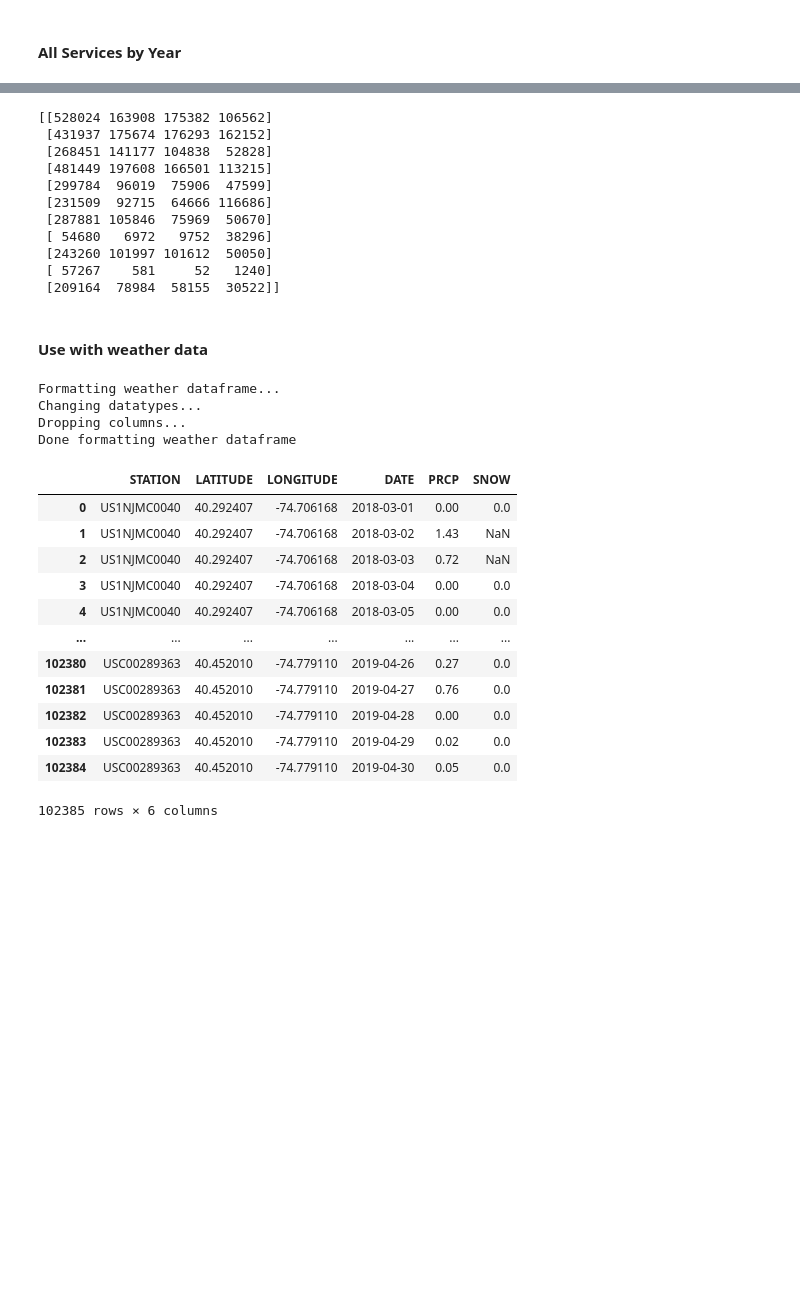
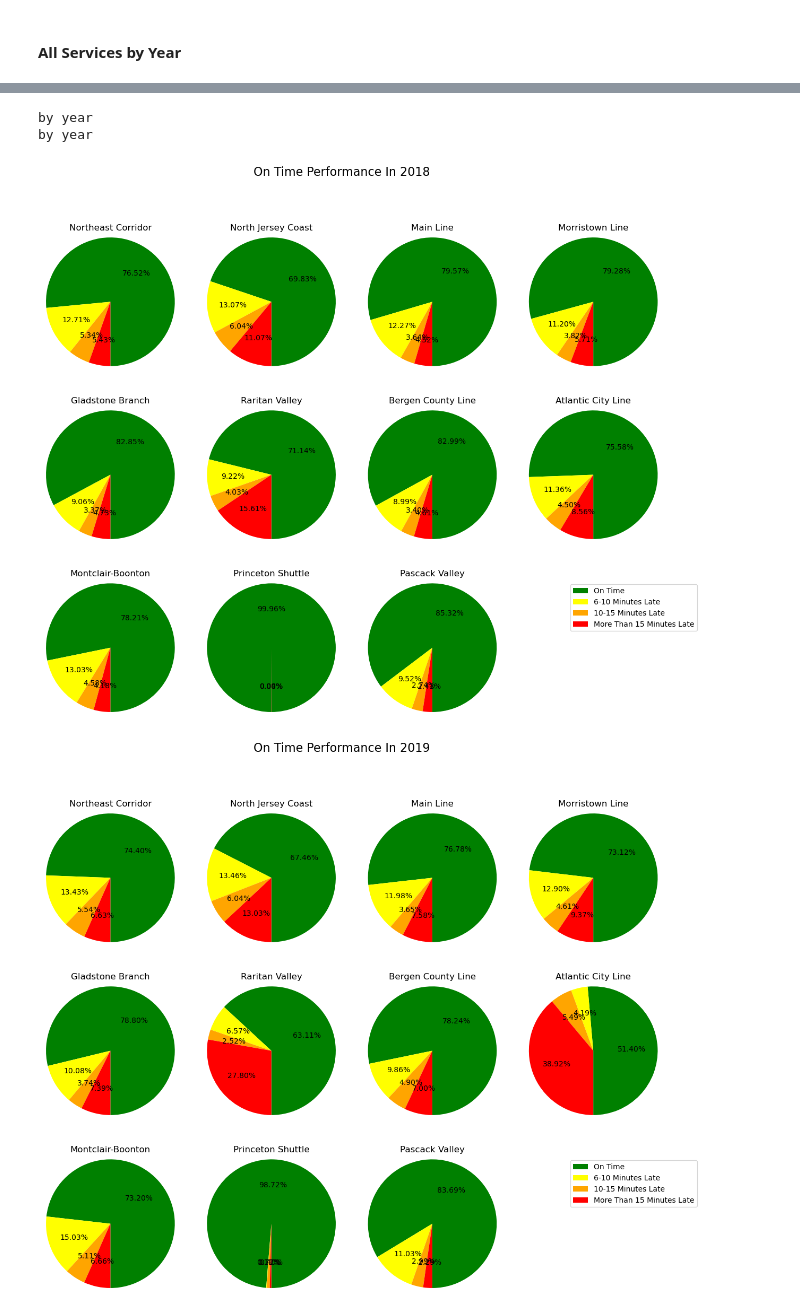
Before and after one commit to d0ugherty/On-Time-Performance-Stats, a Jupyter notebook: project.ipynb, the cells around one changed output, grey strips where cells are left out. Saved outputs shown, nothing was run; the diff lists cells and outputs as text; code cells hidden in the pictures; blank space fills up the shorter version.

```diff
--- a/project.ipynb
+++ b/project.ipynb
@@ -101,46 +106,16 @@ plt.show()
-# %%
-njt_lines = all_services['line'].unique()
-njt_lines
-otp_data = []
-for line in njt_lines:
-    otp_line = helper.categorize_lateness(all_services[all_services['line'] == line])
-    otp_data.append(otp_line)
-otp_data = np.asarray(otp_data)
-
-print(otp_data)
-# %% [output]
-[[528024 163908 175382 106562]
- [431937 175674 176293 162152]
- [268451 141177 104838  52828]
- [481449 197608 166501 113215]
- [299784  96019  75906  47599]
- [231509  92715  64666 116686]
- [287881 105846  75969  50670]
- [ 54680   6972   9752  38296]
- [243260 101997 101612  50050]
- [ 57267    581     52   1240]
- [209164  78984  58155  30522]]
-# %% [markdown]
-#### Use with weather data
-# %%
-weather = pd.read_csv('data\\weather.csv')
-weather = helper.format_weather(weather)
-weather
-# %% [output]
-Formatting weather dataframe...
-Changing datatypes...
-Dropping columns...
-Done formatting weather dataframe
-|  | STATION | LATITUDE | LONGITUDE | DATE | PRCP | SNOW |
-| 0 | US1NJMC0040 | 40.292407 | -74.706168 | 2018-03-01 | 0.00 | 0.0 |
-| 1 | US1NJMC0040 | 40.292407 | -74.706168 | 2018-03-02 | 1.43 | NaN |
-| 2 | US1NJMC0040 | 40.292407 | -74.706168 | 2018-03-03 | 0.72 | NaN |
-| 3 | US1NJMC0040 | 40.292407 | -74.706168 | 2018-03-04 | 0.00 | 0.0 |
-| 4 | US1NJMC0040 | 40.292407 | -74.706168 | 2018-03-05 | 0.00 | 0.0 |
-| ... | ... | ... | ... | ... | ... | ... |
-| 102380 | USC00289363 | 40.452010 | -74.779110 | 2019-04-26 | 0.27 | 0.0 |
-| 102381 | USC00289363 | 40.452010 | -74.779110 | 2019-04-27 | 0.76 | 0.0 |
-| 102382 | USC00289363 | 40.452010 | -74.779110 | 2019-04-28 | 0.00 | 0.0 |
-| 102383 | USC00289363 | 40.452010 | -74.779110 | 2019-04-29 | 0.02 | 0.0 |
-| 102384 | USC00289363 | 40.452010 | -74.779110 | 2019-04-30 | 0.05 | 0.0 |
-102385 rows × 6 columns
+# %%
+njt_lines = all_services['line'].unique()
+
+line_labels = ['Northeast Corridor', 'North Jersey Coast', 'Main Line', 'Morristown Line', 'Gladstone Branch',
+               'Raritan Valley', 'Bergen County Line', 'Atlantic City Line', 'Montclair-Boonton',
+               'Princeton Shuttle', 'Pascack Valley']
+
+otp_by_line_2018 = helper.get_otp_data(all_services,'line', njt_lines, 2018)
+otp_by_line_2019 = helper.get_otp_data(all_services,'line', njt_lines, 2019)
+helper.chart_subplots(otp_by_line_2018,line_labels, late_labels, late_colors, "On Time Performance In 2018")
+helper.chart_subplots(otp_by_line_2019,line_labels, late_labels, late_colors, "On Time Performance In 2019")
+# %% [output]
+by year
+by year
+[figure, added]
+[figure, added]
```
Also changed, not shown: parts of 9 cells of this notebook, 1 other file.
